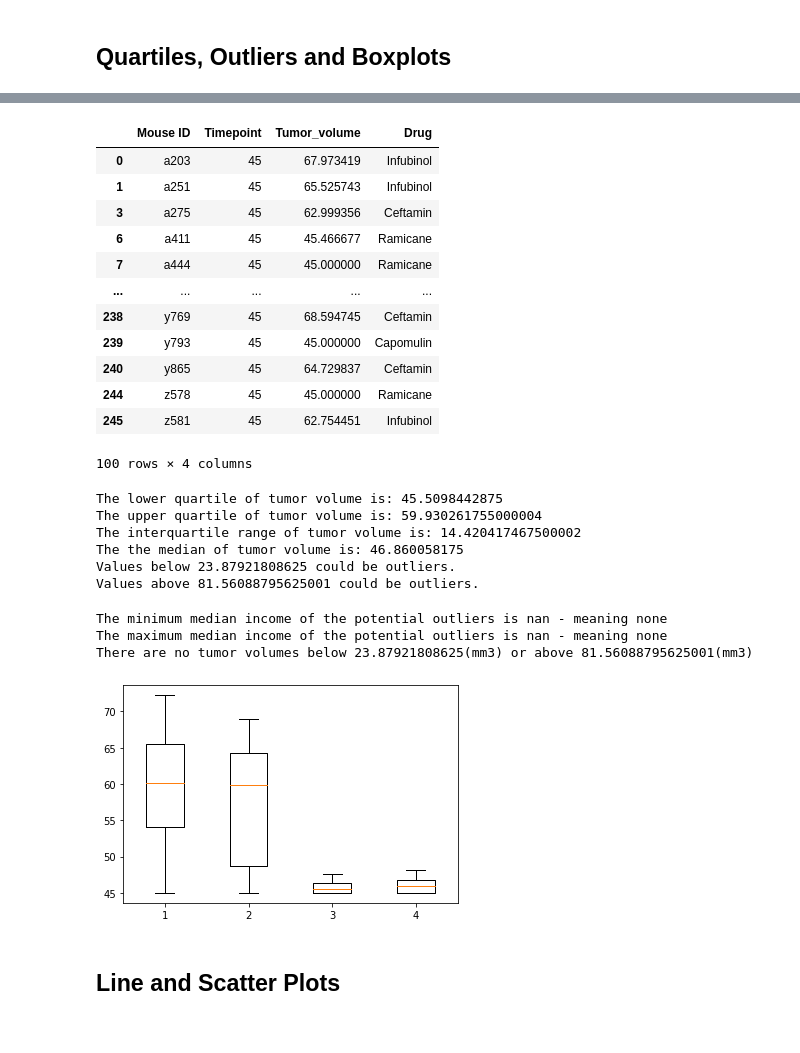
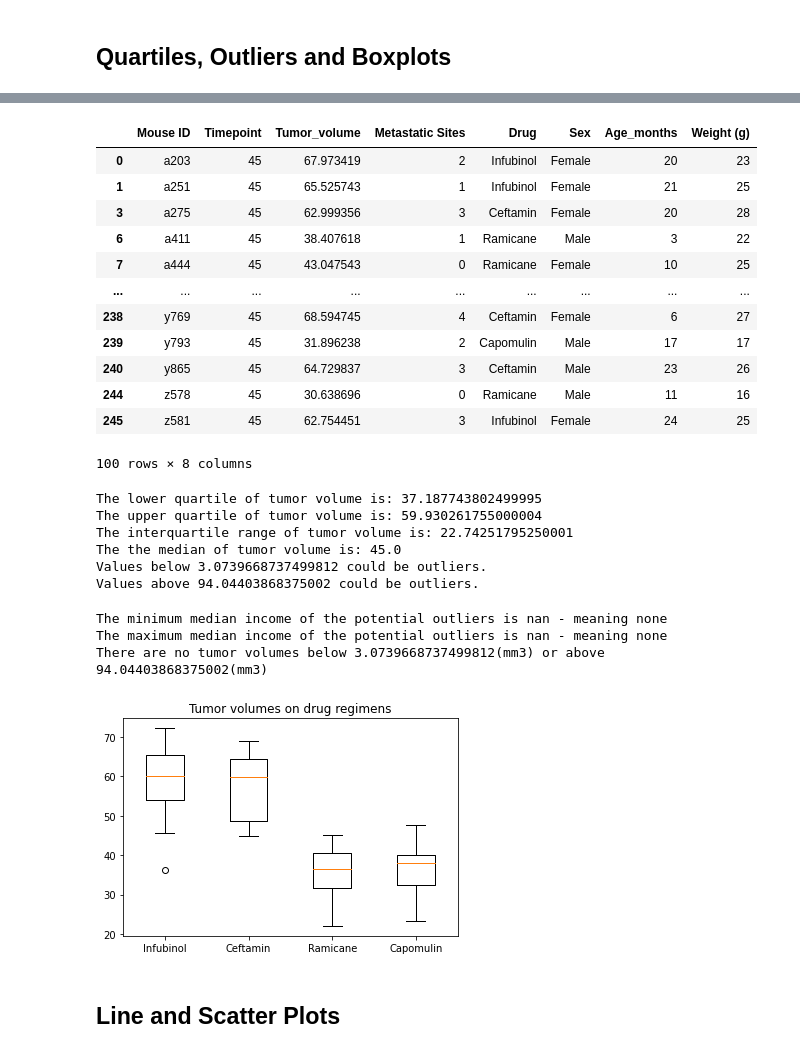
Before and after one commit to andersonmalloryk/Matplotlib-challenge, a Jupyter notebook: pymaceuticals_starter.ipynb, the cells around one changed output, grey strips where cells are left out. Cells and saved outputs as stored; diff of their text form; code cells hidden in the pictures.

Commit message:
Fixed the dataframe for the boxplot

```diff
--- a/pymaceuticals_starter.ipynb
+++ b/pymaceuticals_starter.ipynb
@@ -233,9 +233,7 @@ plt.show()
 # Capomulin, Ramicane, Infubinol, and Ceftamin
 
 # Start by getting the last (greatest) timepoint for each mouse
-ordered_results = clean_results.groupby(["Mouse ID"]).max()
-#I recognize that this code is pulling the max tumor size which is then ruining the rest of this analysis...
-
-# COME BACK TO FIX THIS
-# ordered_results = clean_results.groupby(["Mouse ID","Timepoint"]).max()
-# ordered_results.groupby(["Timepoint"]).max
+# CAME BACK TO FIX THIS
+ordered_results = clean_results.groupby("Mouse ID")["Timepoint"].max()
+ordered_results = pd.DataFrame(ordered_results,columns=['Timepoint'])
+ordered_results.head()
@@ -242,25 +248,26 @@ ordered_results = clean_results.groupby(["Mouse ID"]).max()
 # %%
 # Merge this group df with the original dataframe to get the tumor volume at the last timepoint
-ordered_results = ordered_results.merge(mouse_metadata, on="Mouse ID")
-ordered_results = ordered_results[["Mouse ID", "Timepoint","Tumor_volume","Drug"]].loc[(ordered_results["Drug"] == "Capomulin")
-                                                                                       | (ordered_results["Drug"] == "Ramicane")
-                                                                                          | (ordered_results["Drug"] == "Infubinol")
-                                                                                            | (ordered_results["Drug"] == "Ceftamin")]
+ordered_results = pd.merge(ordered_results, clean_results, on=["Mouse ID","Timepoint"])
+ordered_results = ordered_results.loc[(ordered_results["Drug"] == "Capomulin")
+                                      | (ordered_results["Drug"] == "Ramicane")
+                                      | (ordered_results["Drug"] == "Infubinol")
+                                      | (ordered_results["Drug"] == "Ceftamin")]
+
 ordered_results
 # %% [output]
-|  | Mouse ID | Timepoint | Tumor_volume | Drug |
-| 0 | a203 | 45 | 67.973419 | Infubinol |
-| 1 | a251 | 45 | 65.525743 | Infubinol |
-| 3 | a275 | 45 | 62.999356 | Ceftamin |
-| 6 | a411 | 45 | 45.466677 | Ramicane |
-| 7 | a444 | 45 | 45.000000 | Ramicane |
-| ... | ... | ... | ... | ... |
-| 238 | y769 | 45 | 68.594745 | Ceftamin |
-| 239 | y793 | 45 | 45.000000 | Capomulin |
-| 240 | y865 | 45 | 64.729837 | Ceftamin |
-| 244 | z578 | 45 | 45.000000 | Ramicane |
-| 245 | z581 | 45 | 62.754451 | Infubinol |
+|  | Mouse ID | Timepoint | Tumor_volume | Metastatic Sites | Drug | Sex | Age_months | Weight (g) |
+| 0 | a203 | 45 | 67.973419 | 2 | Infubinol | Female | 20 | 23 |
+| 1 | a251 | 45 | 65.525743 | 1 | Infubinol | Female | 21 | 25 |
+| 3 | a275 | 45 | 62.999356 | 3 | Ceftamin | Female | 20 | 28 |
+| 6 | a411 | 45 | 38.407618 | 1 | Ramicane | Male | 3 | 22 |
+| 7 | a444 | 45 | 43.047543 | 0 | Ramicane | Female | 10 | 25 |
+| ... | ... | ... | ... | ... | ... | ... | ... | ... |
+| 238 | y769 | 45 | 68.594745 | 4 | Ceftamin | Female | 6 | 27 |
+| 239 | y793 | 45 | 31.896238 | 2 | Capomulin | Male | 17 | 17 |
+| 240 | y865 | 45 | 64.729837 | 3 | Ceftamin | Male | 23 | 26 |
+| 244 | z578 | 45 | 30.638696 | 0 | Ramicane | Male | 11 | 16 |
+| 245 | z581 | 45 | 62.754451 | 3 | Infubinol | Female | 24 | 25 |
-100 rows × 4 columns
+100 rows × 8 columns
 # %%
 # Calculate the IQR and quantitatively determine if there are any potential outliers.
 quartiles = ordered_results['Tumor_volume'].quantile([.25,.5,.75])
@@ -279,12 +286,12 @@ upper_bound = upperq + (1.5*iqr)
 print(f"Values below {lower_bound} could be outliers.")
 print(f"Values above {upper_bound} could be outliers.")
 # %% [output]
-The lower quartile of tumor volume is: 45.5098442875
+The lower quartile of tumor volume is: 37.187743802499995
 The upper quartile of tumor volume is: 59.930261755000004
-The interquartile range of tumor volume is: 14.420417467500002
-The the median of tumor volume is: 46.860058175
-Values below 23.87921808625 could be outliers.
-Values above 81.56088795625001 could be outliers.
+The interquartile range of tumor volume is: 22.74251795250001
+The the median of tumor volume is: 45.0
+Values below 3.0739668737499812 could be outliers.
+Values above 94.04403868375002 could be outliers.
 # %%
 outlier_occupancy = ordered_results.loc[(ordered_results['Tumor_volume'] < lower_bound) |
                                         (ordered_results['Tumor_volume'] > upper_bound)]
@@ -295,7 +302,7 @@ print(f"There are no tumor volumes below {lower_bound}(mm3) or above {upper_boun
 # %% [output]
 The minimum median income of the potential outliers is nan - meaning none
 The maximum median income of the potential outliers is nan - meaning none
-There are no tumor volumes below 23.87921808625(mm3) or above 81.56088795625001(mm3)
+There are no tumor volumes below 3.0739668737499812(mm3) or above 94.04403868375002(mm3)
 # %%
 # Put treatments into a list for for loop (and later for plot labels)
 drugs = ["Infubinol", "Ceftamin", "Ramicane", "Capomulin"]
@@ -314,13 +321,13 @@ Capomulin = tumor_volumes[3]
 # %%
 # Generate a box plot of the final tumor volume of each mouse across four regimens of interest
 volume_by_drug = [Infubinol, Ceftamin, Ramicane, Capomulin]
 fig1, ax1 = plt.subplots()
-# ax1.set_title("Tumor volumes on XXX drug regimen")
-# axl.set_ylabel("Tumor volume (mm3)")
-ax1.boxplot(volume_by_drug)
+ax1.set_title("Tumor volumes on drug regimens")
+#axl.set_ylabel("Tumor volume (mm3)")
+ax1.boxplot(volume_by_drug, labels = drugs)
 plt.show()
 # %% [output]
-[figure, old version]
+[figure, new version]
 # %% [markdown]
 ## Line and Scatter Plots
 # %%
```
Also changed, not shown: parts of 5 cells of this notebook.
